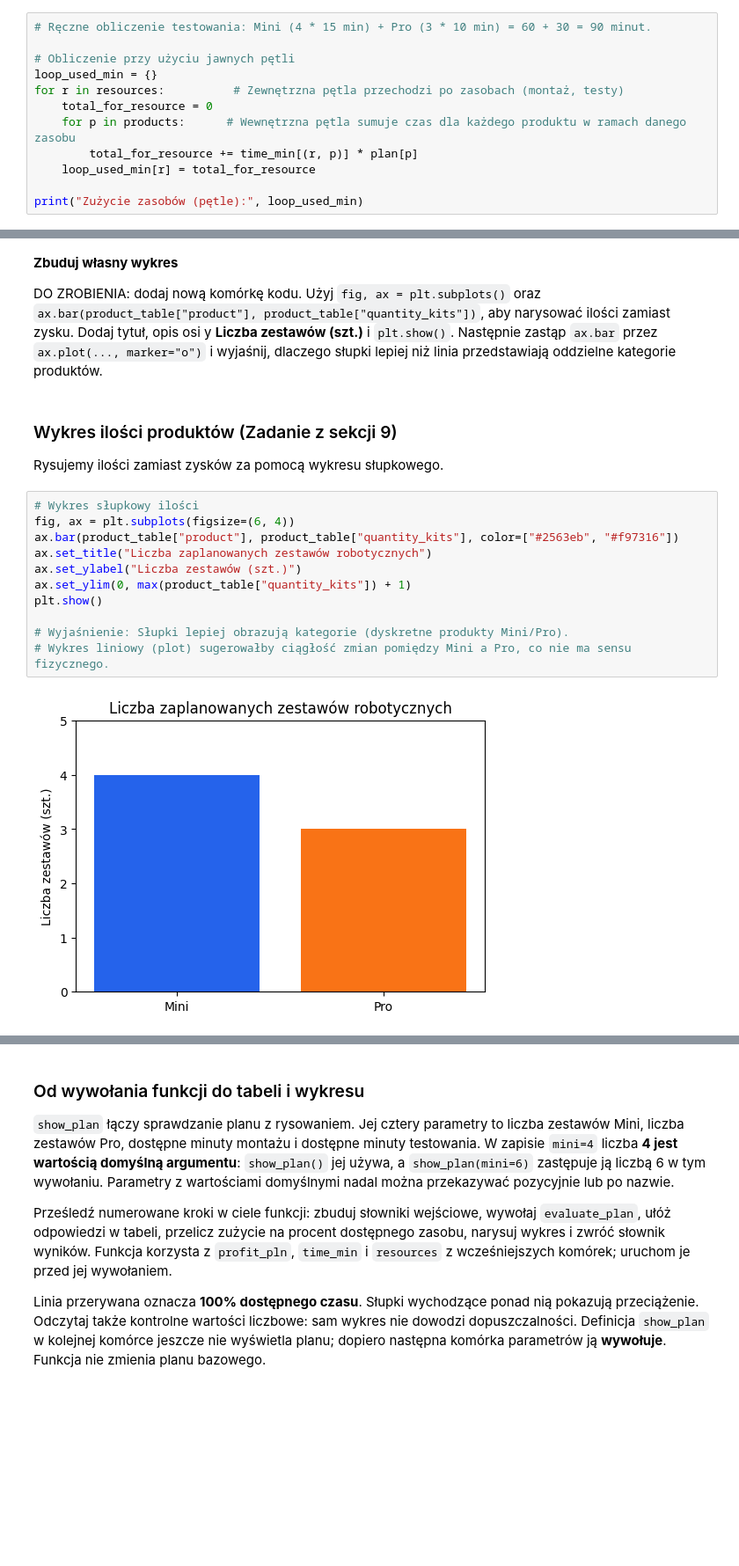
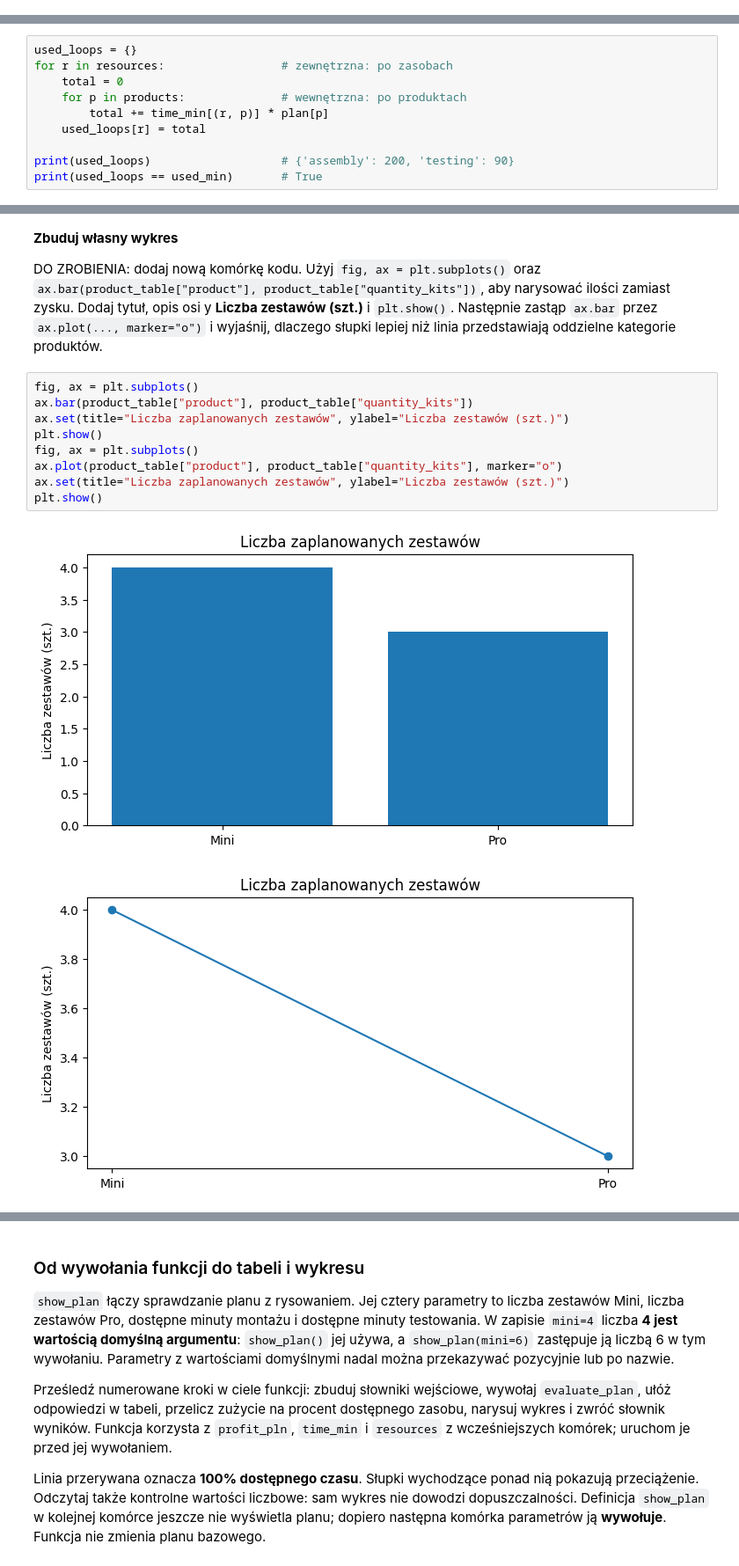
Before and after one commit to piotr-kozulak/missip, a Jupyter notebook: pl/lab_auto_0.ipynb, the cells around one changed output, grey strips where cells are left out. Shown at 88% size. Cells and saved outputs as stored; diff of their text form; blank space fills up the shorter version.

Commit message:
Utworzono za pomocą Colab

```diff
--- a/pl/lab_auto_0.ipynb
+++ b/pl/lab_auto_0.ipynb
@@ -237,12 +219,0 @@ Rozwijamy wyrażenie słownikowe (list comprehension) na tradycyjne, zagnieżdż
-# %%
-# Ręczne obliczenie testowania: Mini (4 * 15 min) + Pro (3 * 10 min) = 60 + 30 = 90 minut.
-
-# Obliczenie przy użyciu jawnych pętli
-loop_used_min = {}
-for r in resources:          # Zewnętrzna pętla przechodzi po zasobach (montaż, testy)
-    total_for_resource = 0
-    for p in products:      # Wewnętrzna pętla sumuje czas dla każdego produktu w ramach danego zasobu
-        total_for_resource += time_min[(r, p)] * plan[p]
-    loop_used_min[r] = total_for_resource
-
-print("Zużycie zasobów (pętle):", loop_used_min)
@@ -250,0 +223,10 @@ Zużycie zasobów (pętle): {'assembly': 200, 'testing': 90}
+# %%
+used_loops = {}
+for r in resources:                 # zewnętrzna: po zasobach
+    total = 0
+    for p in products:              # wewnętrzna: po produktach
+        total += time_min[(r, p)] * plan[p]
+    used_loops[r] = total
+
+print(used_loops)                   # {'assembly': 200, 'testing': 90}
+print(used_loops == used_min)       # True
@@ -464,20 +464,15 @@ Iloczyn element po elemencie: [160 210]
 **Zbuduj własny wykres**
 
 DO ZROBIENIA: dodaj nową komórkę kodu. Użyj `fig, ax = plt.subplots()` oraz `ax.bar(product_table["product"], product_table["quantity_kits"])`, aby narysować ilości zamiast zysku. Dodaj tytuł, opis osi y **Liczba zestawów (szt.)** i `plt.show()`. Następnie zastąp `ax.bar` przez `ax.plot(..., marker="o")` i wyjaśnij, dlaczego słupki lepiej niż linia przedstawiają oddzielne kategorie produktów.
-# %% [markdown]
-### Wykres ilości produktów (Zadanie z sekcji 9)
-
-Rysujemy ilości zamiast zysków za pomocą wykresu słupkowego.
-# %%
-# Wykres słupkowy ilości
-fig, ax = plt.subplots(figsize=(6, 4))
-ax.bar(product_table["product"], product_table["quantity_kits"], color=["#2563eb", "#f97316"])
-ax.set_title("Liczba zaplanowanych zestawów robotycznych")
-ax.set_ylabel("Liczba zestawów (szt.)")
-ax.set_ylim(0, max(product_table["quantity_kits"]) + 1)
-plt.show()
-
-# Wyjaśnienie: Słupki lepiej obrazują kategorie (dyskretne produkty Mini/Pro).
-# Wykres liniowy (plot) sugerowałby ciągłość zmian pomiędzy Mini a Pro, co nie ma sensu fizycznego.
-# %% [output]
-[figure, removed]
+# %%
+fig, ax = plt.subplots()
+ax.bar(product_table["product"], product_table["quantity_kits"])
+ax.set(title="Liczba zaplanowanych zestawów", ylabel="Liczba zestawów (szt.)")
+plt.show()
+fig, ax = plt.subplots()
+ax.plot(product_table["product"], product_table["quantity_kits"], marker="o")
+ax.set(title="Liczba zaplanowanych zestawów", ylabel="Liczba zestawów (szt.)")
+plt.show()
+# %% [output]
+[figure, added]
+[figure, added]
```
Also changed, not shown: parts of 31 cells of this notebook.
